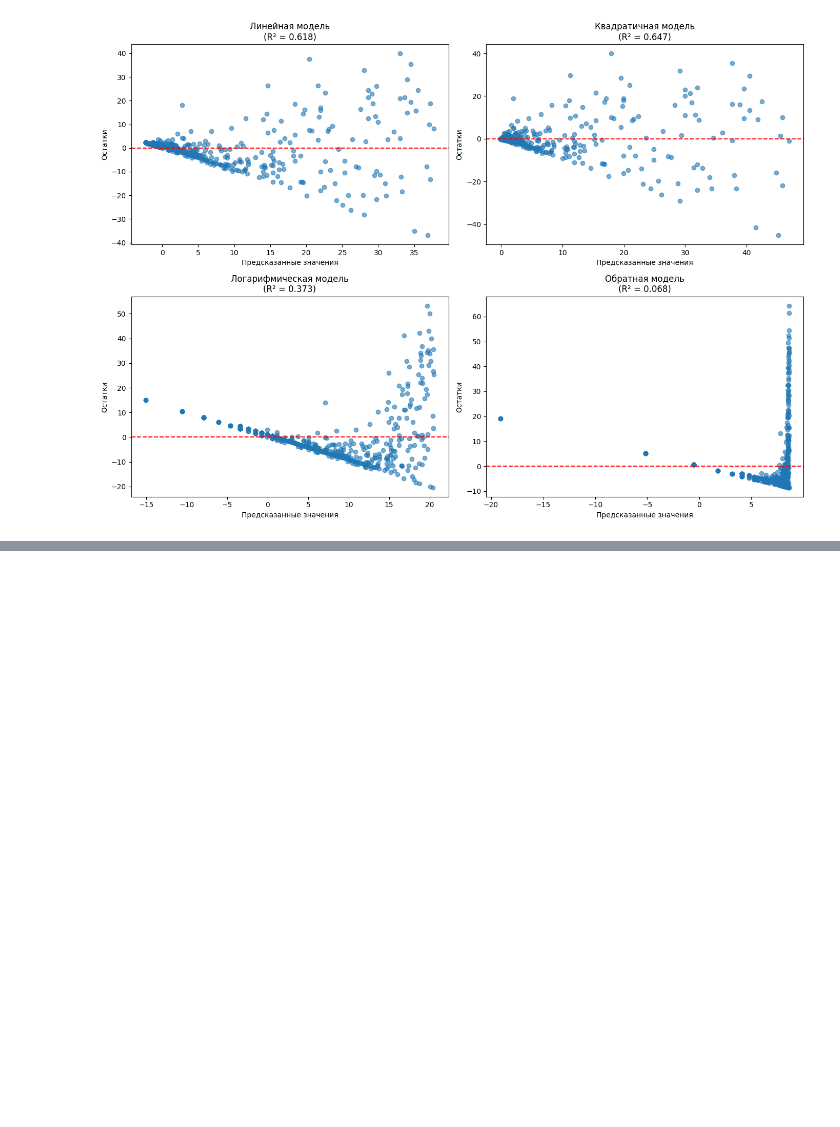
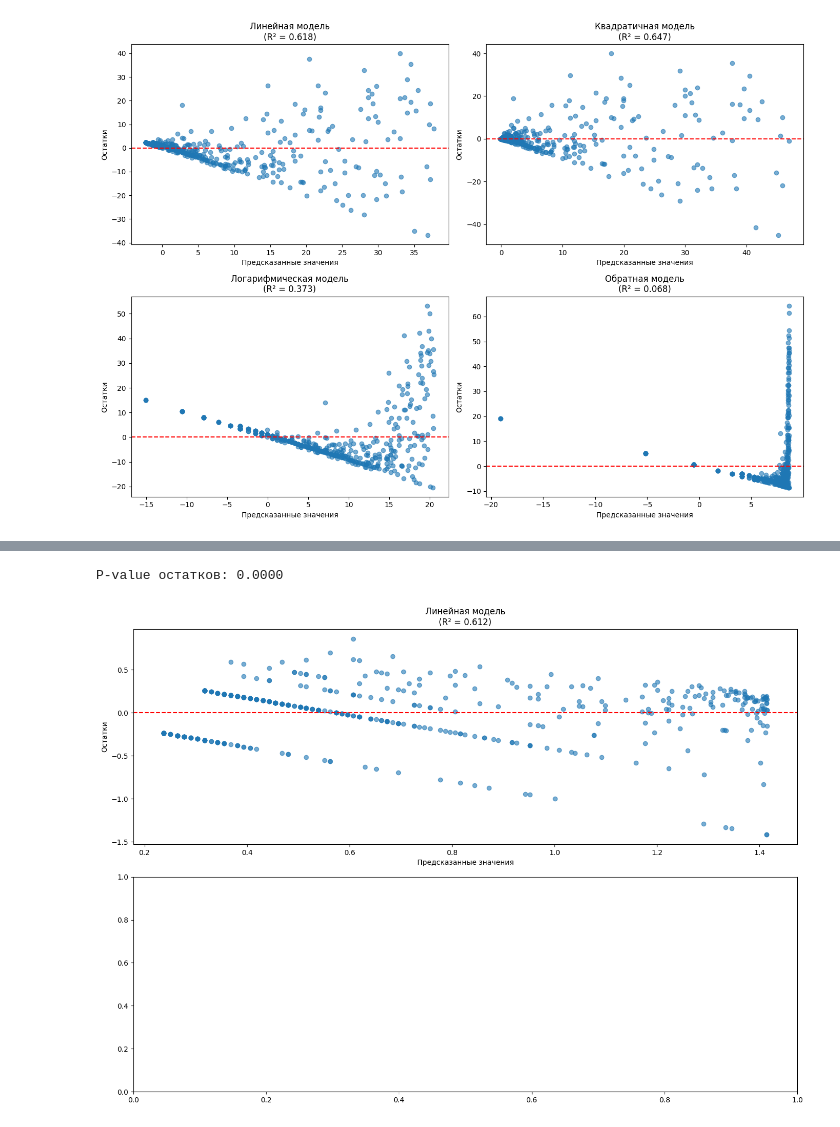
Before and after one commit to DaniilPominov/data_science, a Jupyter notebook: src/project/Задание_Анализ цифрового следа.ipynb, the cells around one changed output, grey strips where cells are left out. Cells and saved outputs as stored; diff of their text form; code cells hidden in the pictures; blank space fills up the shorter version.

```diff
--- a/src/project/Задание_Анализ цифрового следа.ipynb
+++ b/src/project/Задание_Анализ цифрового следа.ipynb
@@ -382,0 +433,18 @@ plt.show()
+# %%
+residuals = model_bc_quad.resid
+_, p_residuals = shapiro(residuals)
+print(f"P-value остатков: {p_residuals:.4f}")
+fig, axes = plt.subplots(2, 1, figsize=(14, 10))
+axes = axes.ravel()
+y_pred_bc = model_bc_quad.fittedvalues
+resid_lin = model_bc_quad.resid
+axes[0].scatter(y_pred_bc, residuals, alpha=0.6)
+axes[0].axhline(0, color='red', linestyle='--')
+axes[0].set_xlabel('Предсказанные значения')
+axes[0].set_ylabel('Остатки')
+axes[0].set_title('Линейная модель\n(R² = {:.3f})'.format(model_bc_quad.rsquared))
+plt.tight_layout()
+plt.show()
+# %% [output]
+P-value остатков: 0.0000
+[figure, added]
```
Also changed, not shown: parts of 4 cells of this notebook, 1 other file.
